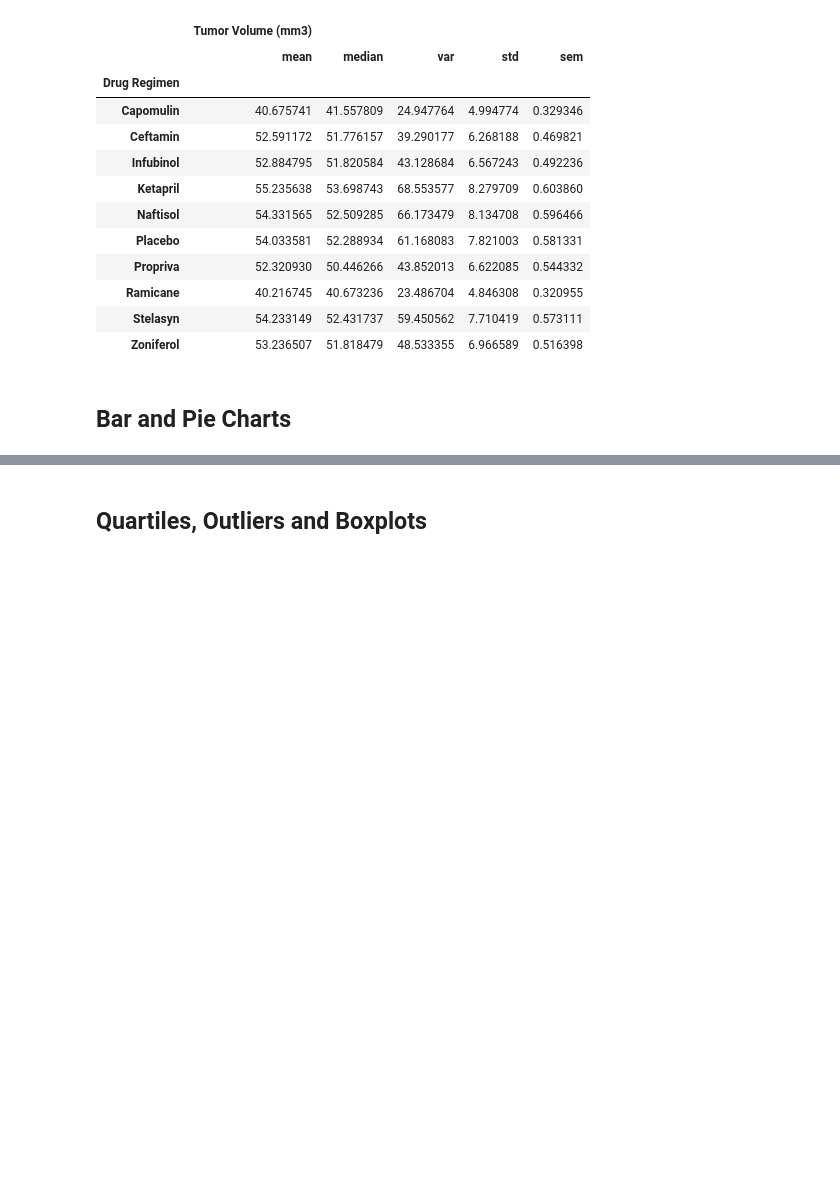
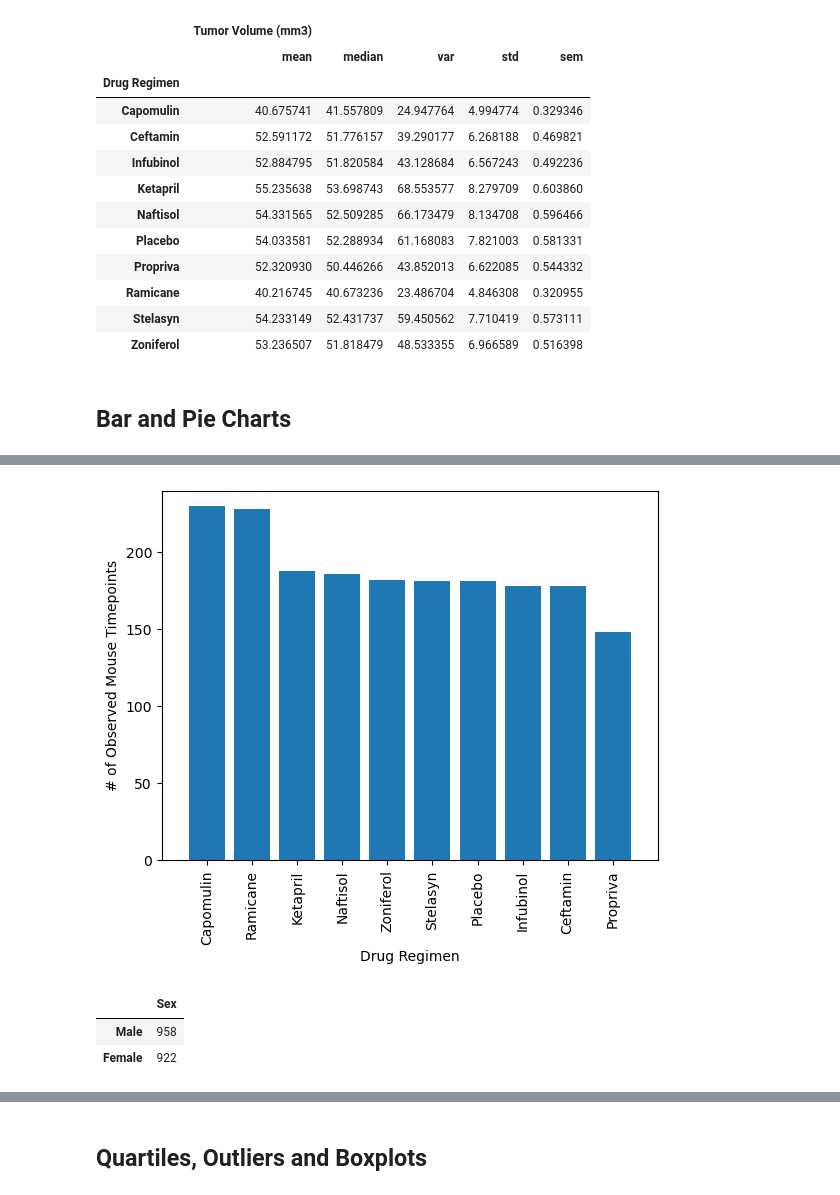
Before and after one commit to Andrew-Bourgeois/matplotlib-challenge, a Jupyter notebook: pymaceuticals_Bourgeois.ipynb, the cells around one changed output, grey strips where cells are left out. Saved outputs shown, nothing was run; the diff lists cells and outputs as text; code cells hidden in the pictures; blank space fills up the shorter version.

```diff
--- a/pymaceuticals_Bourgeois.ipynb
+++ b/pymaceuticals_Bourgeois.ipynb
@@ -175,0 +172,23 @@ agg_data_df
+# %%
+# Generate a bar plot showing the total number of rows (Mouse ID/Timepoints) for each drug regimen using pyplot.
+
+# set x axis and tick locations
+x_axis = np.arange(len(pd_bar_plot_df))
+tick_locations = [value for value in x_axis]
+
+plt.bar(x_axis, pd_bar_plot_df["Drug Regimen"], align="center")
+plt.xticks(tick_locations, pd_bar_plot_df.index, rotation="vertical")
+plt.xlim(-1, len(x_axis))
+plt.ylim(0, max(pd_bar_plot_df["Drug Regimen"])+10)
+plt.xlabel("Drug Regimen")
+plt.ylabel("# of Observed Mouse Timepoints")
+plt.show()
+# %% [output]
+[figure, added]
+# %%
+male_female = pd.DataFrame(clean_data_df["Sex"].value_counts())
+male_female
+# %% [output]
+|  | Sex |
+| Male | 958 |
+| Female | 922 |
```
Also changed, not shown: parts of 7 cells of this notebook.
